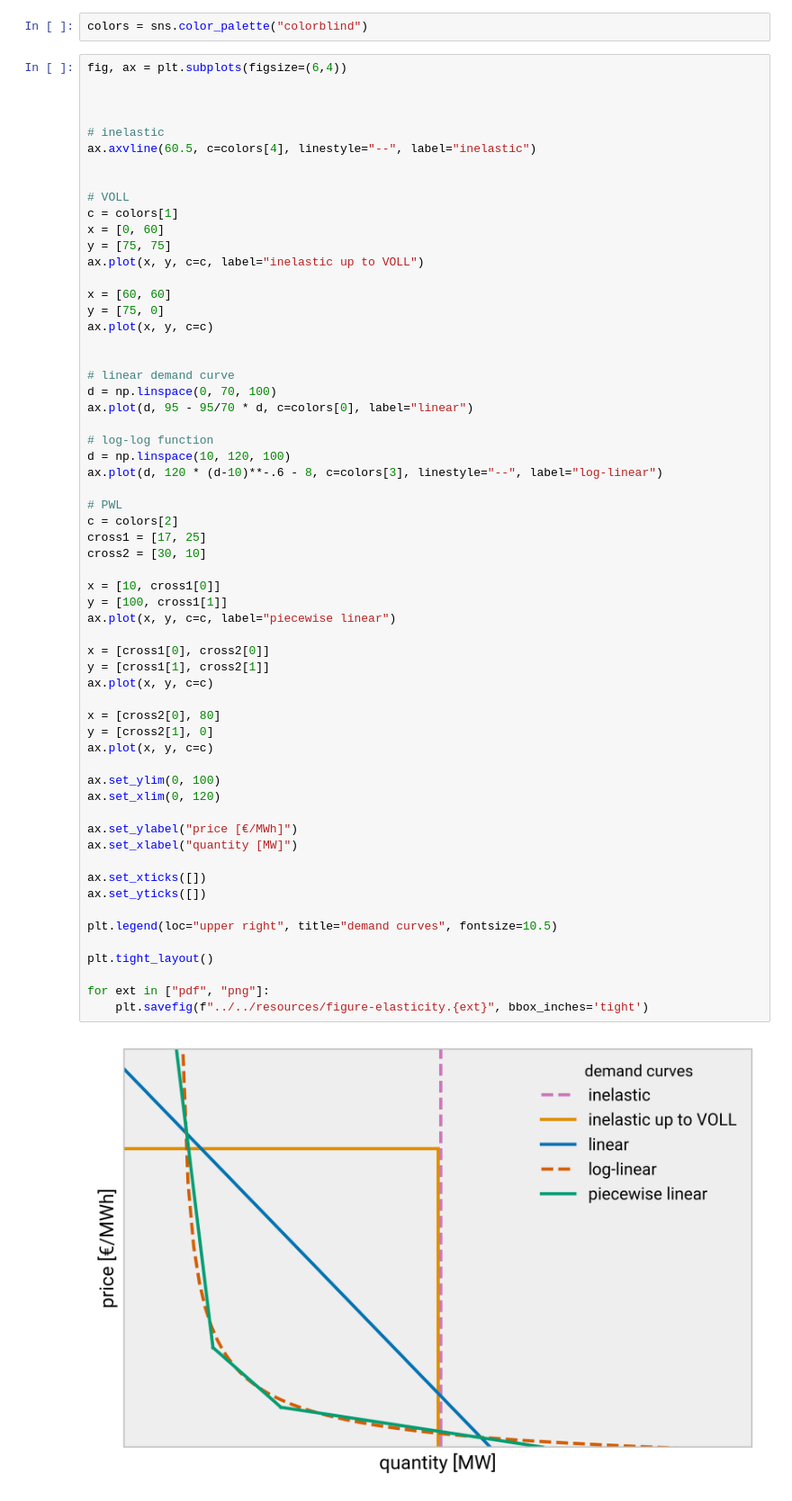
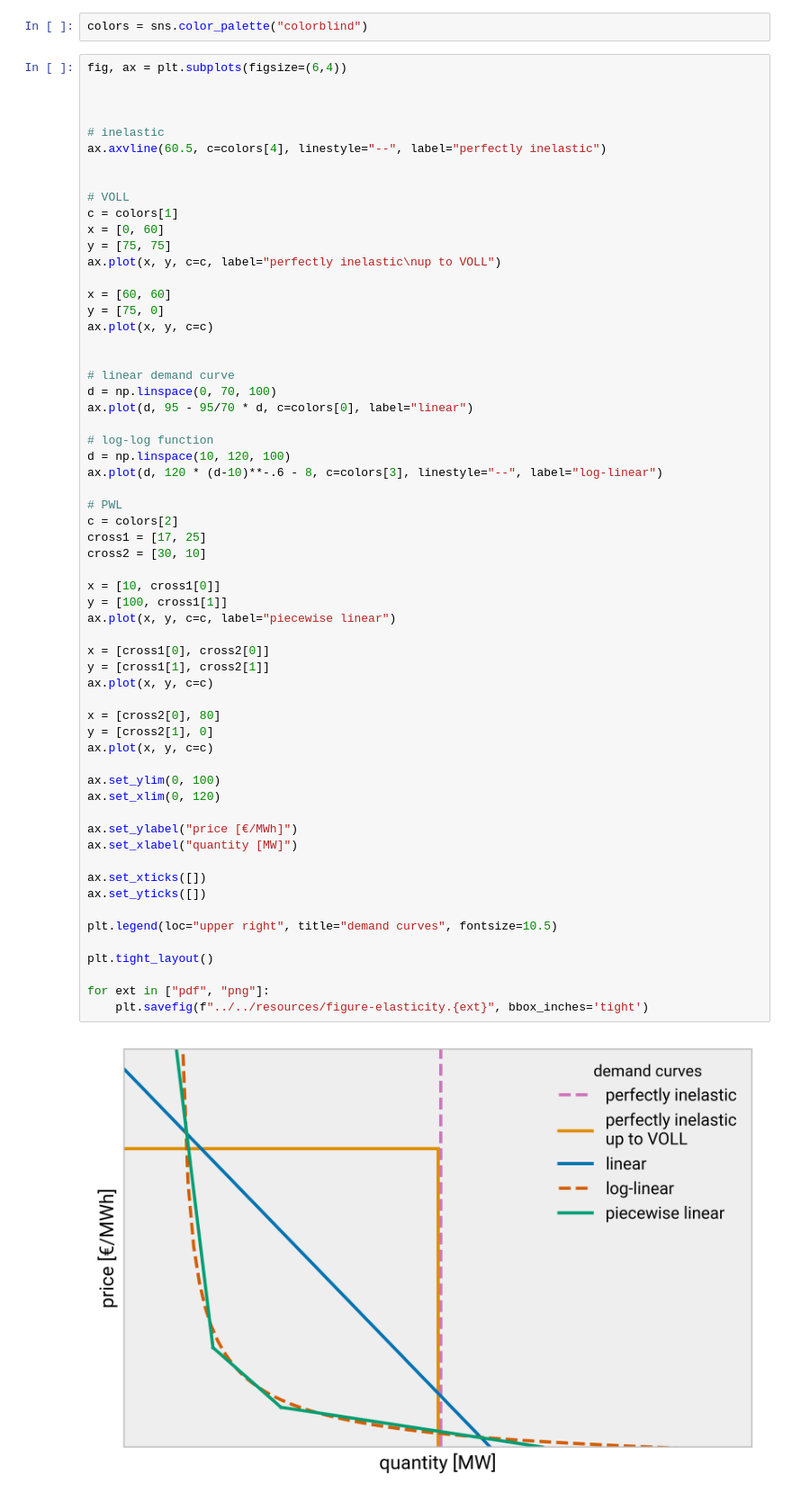
Before and after one commit to fneum/price-formation, a Jupyter notebook: workflow/scripts/plot-demand-elasticity.ipynb, the cells around one changed output. Shown at 90% size. Saved outputs shown, nothing was run; the diff lists cells and outputs as text.

Commit message:
correctly label as 'perfectly inelastic'

```diff
--- a/workflow/scripts/plot-demand-elasticity.ipynb
+++ b/workflow/scripts/plot-demand-elasticity.ipynb
@@ -15,14 +15,14 @@ fig, ax = plt.subplots(figsize=(6,4))
 
 
 # inelastic
-ax.axvline(60.5, c=colors[4], linestyle="--", label="inelastic")
+ax.axvline(60.5, c=colors[4], linestyle="--", label="perfectly inelastic")
 
 
 # VOLL
 c = colors[1]
 x = [0, 60]
 y = [75, 75]
-ax.plot(x, y, c=c, label="inelastic up to VOLL")
+ax.plot(x, y, c=c, label="perfectly inelastic\nup to VOLL")
 
 x = [60, 60]
 y = [75, 0]
@@ -43,31 +43,31 @@ cross1 = [17, 25]
 cross2 = [30, 10]
 
 x = [10, cross1[0]]
 y = [100, cross1[1]]
 ax.plot(x, y, c=c, label="piecewise linear")
 
 x = [cross1[0], cross2[0]]
 y = [cross1[1], cross2[1]]
 ax.plot(x, y, c=c)
 
 x = [cross2[0], 80]
 y = [cross2[1], 0]
 ax.plot(x, y, c=c)
 
 ax.set_ylim(0, 100)
 ax.set_xlim(0, 120)
 
 ax.set_ylabel("price [€/MWh]")
 ax.set_xlabel("quantity [MW]")
 
 ax.set_xticks([])
 ax.set_yticks([])
 
 plt.legend(loc="upper right", title="demand curves", fontsize=10.5)
 
 plt.tight_layout()
 
 for ext in ["pdf", "png"]:
     plt.savefig(f"../../resources/figure-elasticity.{ext}", bbox_inches='tight')
 # %% [output]
-[figure, old version]
+[figure, new version]
```
